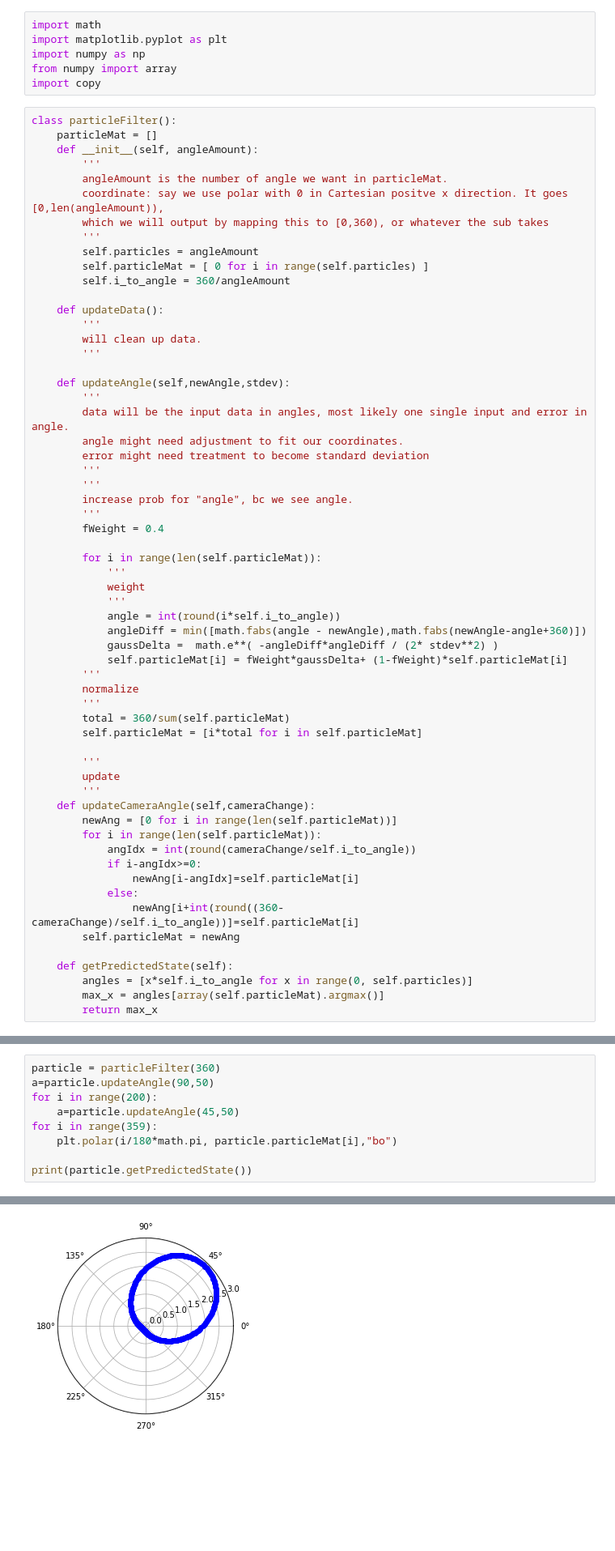
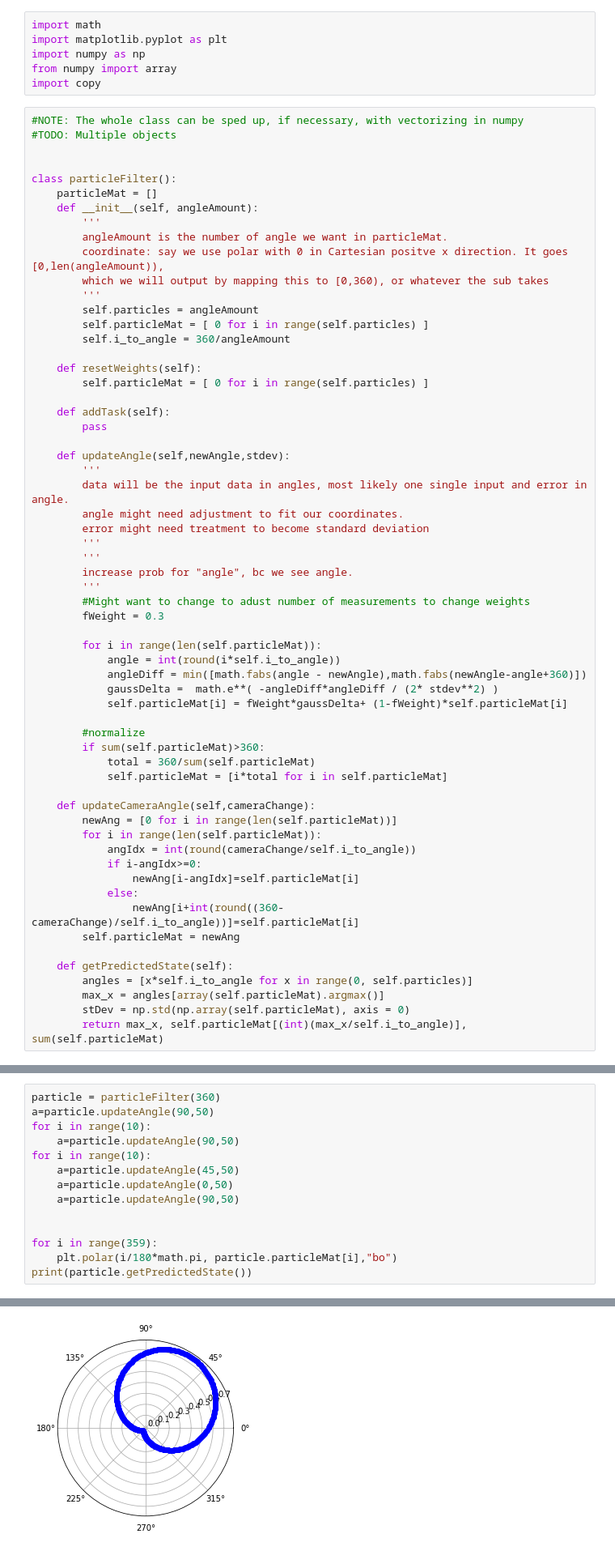
Before and after one commit to MuddSub/Localization, a Jupyter notebook: Gaussian Localization.ipynb, the cells around one changed output, grey strips where cells are left out. Shown at 81% size. Saved outputs shown, nothing was run; the diff lists cells and outputs as text; blank space fills up the shorter version.

Commit message:
Added getPredictedState
also, reset weights function

```diff
--- a/Gaussian Localization.ipynb
+++ b/Gaussian Localization.ipynb
@@ -7,6 +7,10 @@ import numpy as np
 from numpy import array
 import copy
 # %%
+#NOTE: The whole class can be sped up, if necessary, with vectorizing in numpy
+#TODO: Multiple objects
+
+
 class particleFilter():
     particleMat = []
     def __init__(self, angleAmount):
@@ -19,10 +23,11 @@ class particleFilter():
         self.particleMat = [ 0 for i in range(self.particles) ]
         self.i_to_angle = 360/angleAmount
 
-    def updateData():
-        '''
-        will clean up data.
-        '''
+    def resetWeights(self):
+        self.particleMat = [ 0 for i in range(self.particles) ]
+
+    def addTask(self):
+        pass
 
     def updateAngle(self,newAngle,stdev):
         '''
@@ -33,25 +38,20 @@ class particleFilter():
         '''
         increase prob for "angle", bc we see angle.
         '''
-        fWeight = 0.4
+        #Might want to change to adust number of measurements to change weights
+        fWeight = 0.3
 
         for i in range(len(self.particleMat)):
-            '''
-            weight
-            '''
             angle = int(round(i*self.i_to_angle))
             angleDiff = min([math.fabs(angle - newAngle),math.fabs(newAngle-angle+360)])
             gaussDelta =  math.e**( -angleDiff*angleDiff / (2* stdev**2) )
             self.particleMat[i] = fWeight*gaussDelta+ (1-fWeight)*self.particleMat[i]
-        '''
-        normalize
-        '''
-        total = 360/sum(self.particleMat)
-        self.particleMat = [i*total for i in self.particleMat]
 
-        '''
-        update
-        '''
+        #normalize
+        if sum(self.particleMat)>360:
+            total = 360/sum(self.particleMat)
+            self.particleMat = [i*total for i in self.particleMat]
+
     def updateCameraAngle(self,cameraChange):
         newAng = [0 for i in range(len(self.particleMat))]
         for i in range(len(self.particleMat)):
@@ -65,4 +65,5 @@ class particleFilter():
     def getPredictedState(self):
         angles = [x*self.i_to_angle for x in range(0, self.particles)]
         max_x = angles[array(self.particleMat).argmax()]
-        return max_x
+        stDev = np.std(np.array(self.particleMat), axis = 0)
+        return max_x, self.particleMat[(int)(max_x/self.i_to_angle)], sum(self.particleMat)
@@ -69,10 +82,15 @@ class particleFilter():
 # %%
 particle = particleFilter(360)
 a=particle.updateAngle(90,50)
-for i in range(200):
+for i in range(10):
+    a=particle.updateAngle(90,50)
+for i in range(10):
     a=particle.updateAngle(45,50)
+    a=particle.updateAngle(0,50)
+    a=particle.updateAngle(90,50)
+
+
 for i in range(359):
     plt.polar(i/180*math.pi, particle.particleMat[i],"bo")
-
 print(particle.getPredictedState())
 # %% [output]
@@ -80 +98 @@ print(particle.getPredictedState())
-[figure, old version]
+[figure, new version]
```
Also changed, not shown: parts of 2 cells of this notebook.
